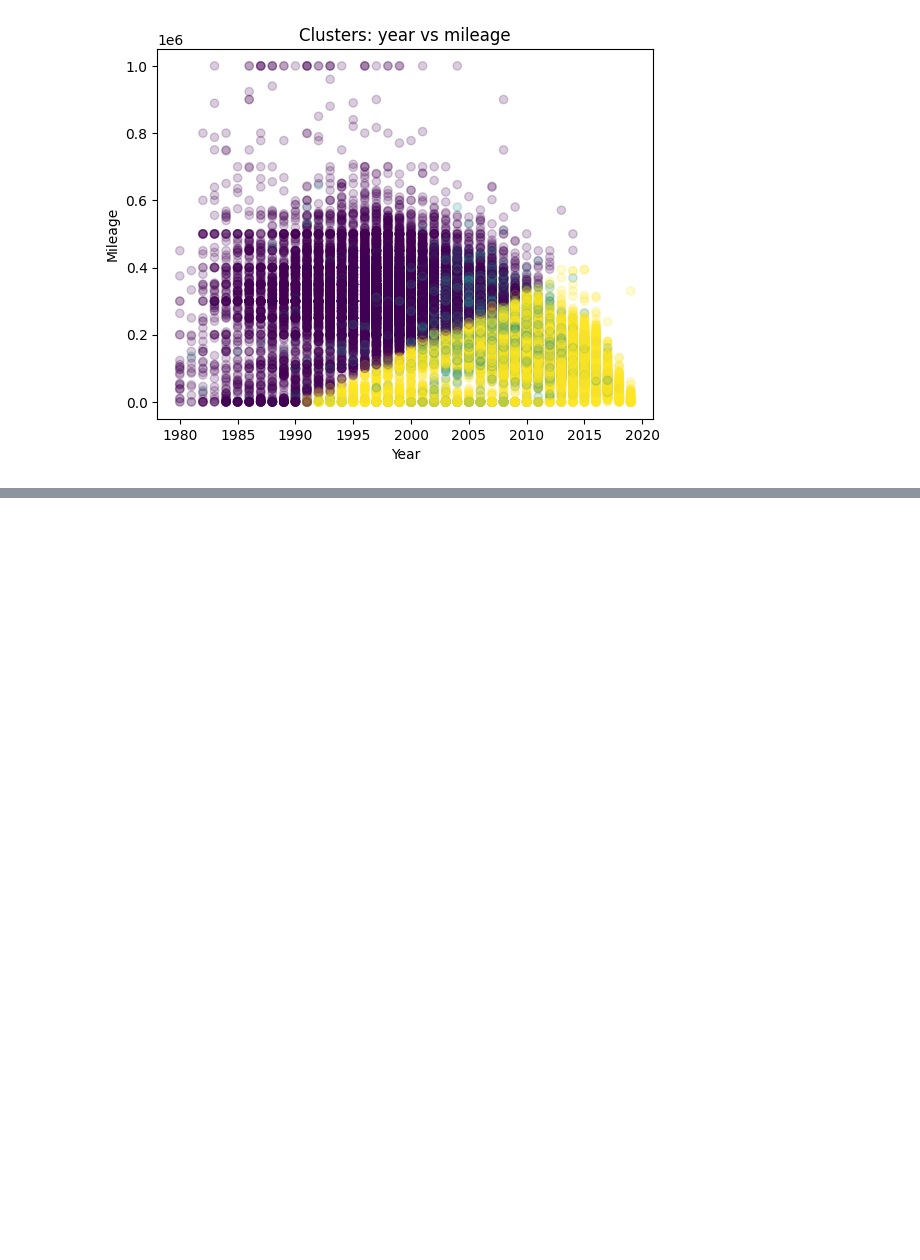
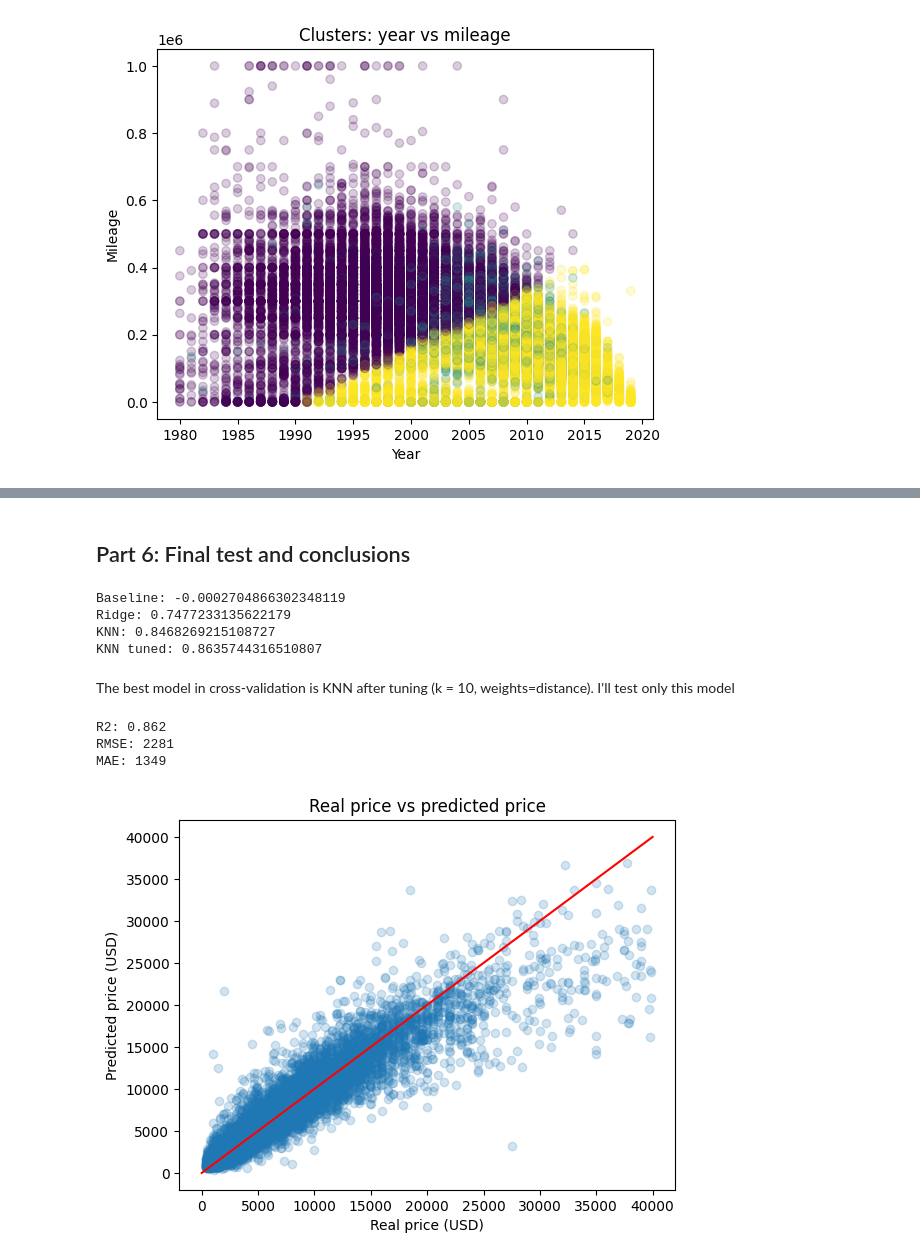
Before and after one commit to AdilkhanEEAIR/machines_predict_ml, a Jupyter notebook: adilkhan.ipynb, the cells around one changed output, grey strips where cells are left out. Saved outputs shown, nothing was run; the diff lists cells and outputs as text; code cells hidden in the pictures; blank space fills up the shorter version.

Commit message:
Add final test and conclusions

```diff
--- a/adilkhan.ipynb
+++ b/adilkhan.ipynb
@@ -360,3 +360,43 @@ plt.show()
 - **Cluster 0 - old cheap cars:** made around 1998, very high mileage (about 315000 km). The cheapest group, around 3300$
 - **Cluster 1 - big engine cars:** made around 2006, large engine (about 3600 cm^3). The most expensive group, about 13200$. These are SUVs and business cars
 - **Cluster 2 - newer everyday cars:** made around 2010, low mileage (about 134000 km), small engine. Average price about 9600$
+# %% [markdown]
+## Part 6: Final test and conclusions
+# %%
+print("Baseline:", baseline_scores.mean())
+print("Ridge:", ridge_scores.mean())
+print("KNN:", knn_scores.mean())
+print("KNN tuned:", grid.best_score_)
+# %% [output]
+Baseline: -0.0002704866302348119
+Ridge: 0.7477233135622179
+KNN: 0.8468269215108727
+KNN tuned: 0.8635744316510807
+# %% [markdown]
+The best model in cross-validation is KNN after tuning (k = 10, weights=distance). I'll test only this model
+# %%
+from sklearn.metrics import r2_score, mean_squared_error, mean_absolute_error
+
+best_model = grid.best_estimator_
+y_pred = best_model.predict(X_test)
+# %%
+r2 = r2_score(y_test, y_pred)
+rmse = np.sqrt(mean_squared_error(y_test, y_pred))
+mae = mean_absolute_error(y_test, y_pred)
+
+print("R2:", round(r2, 3))
+print("RMSE:", round(rmse))
+print("MAE:", round(mae))
+# %% [output]
+R2: 0.862
+RMSE: 2281
+MAE: 1349
+# %%
+plt.scatter(y_test, y_pred, alpha=0.2)
+plt.plot([0, 40000], [0, 40000], color="red")
+plt.title("Real price vs predicted price")
+plt.xlabel("Real price (USD)")
+plt.ylabel("Predicted price (USD)")
+plt.show()
+# %% [output]
+[figure, added]
```
Also changed, not shown: parts of 1 cell of this notebook.
